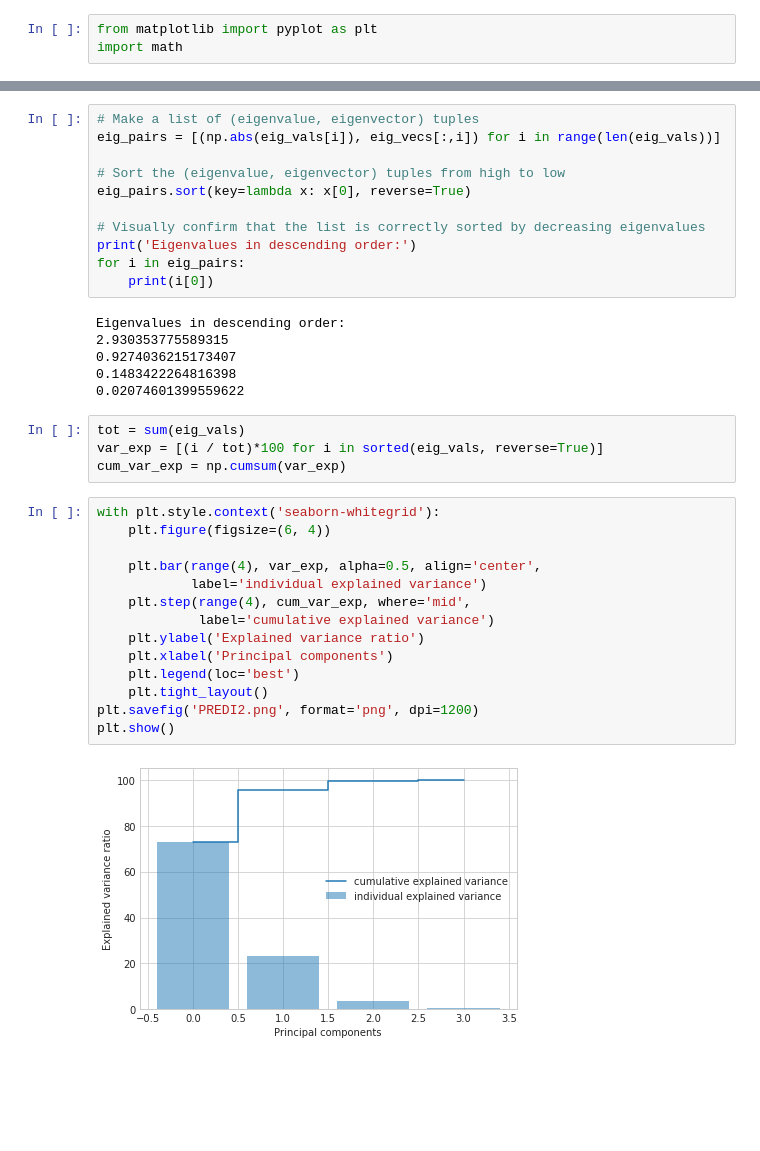
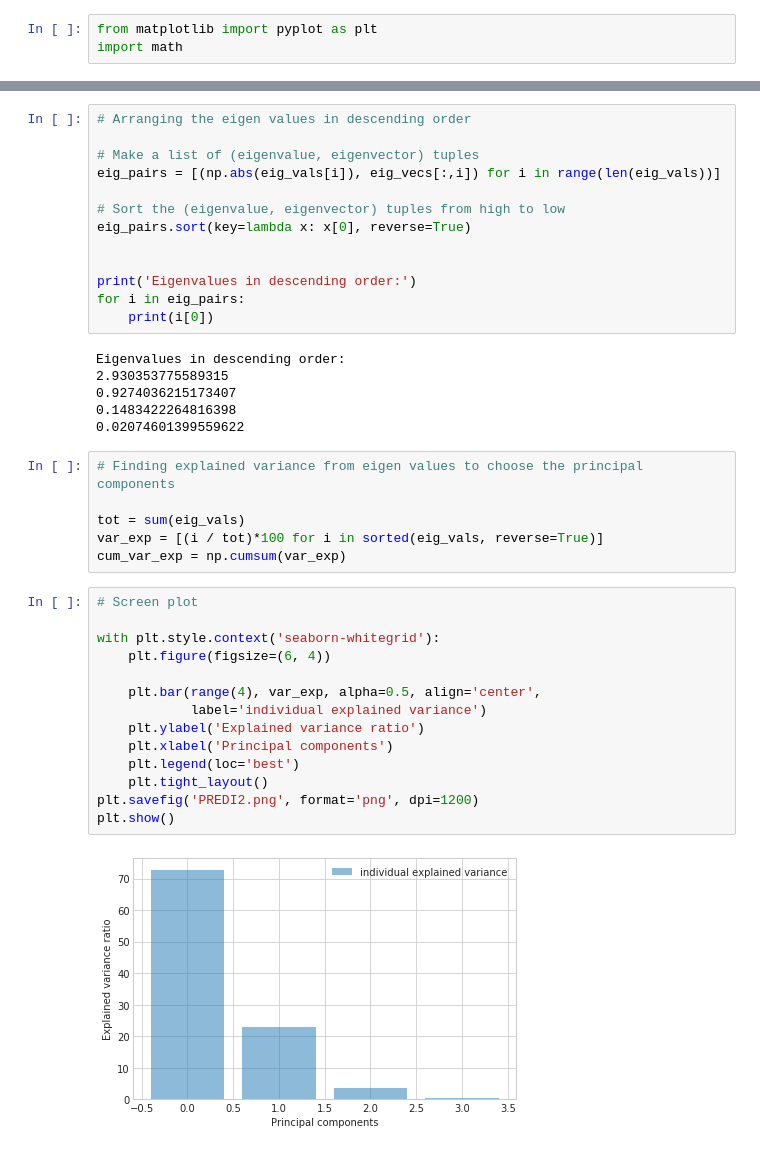
Before and after one commit to JustAyush/PCA, a Jupyter notebook: PCA_implementation.ipynb, the cells around one changed output, grey strips where cells are left out. Drawn from its saved outputs; the diff is of its cells as text; blank space fills up the shorter version.

```diff
--- a/PCA_implementation.ipynb
+++ b/PCA_implementation.ipynb
@@ -49,13 +60,15 @@ Eigenvectors
 Eigenvalues
 [2.93035378 0.92740362 0.14834223 0.02074601]
 # %%
+# Arranging the eigen values in descending order
+
 # Make a list of (eigenvalue, eigenvector) tuples
 eig_pairs = [(np.abs(eig_vals[i]), eig_vecs[:,i]) for i in range(len(eig_vals))]
 
 # Sort the (eigenvalue, eigenvector) tuples from high to low
 eig_pairs.sort(key=lambda x: x[0], reverse=True)
 
-# Visually confirm that the list is correctly sorted by decreasing eigenvalues
+
 print('Eigenvalues in descending order:')
 for i in eig_pairs:
     print(i[0])
@@ -66,23 +79,25 @@ Eigenvalues in descending order:
 0.1483422264816398
 0.02074601399559622
 # %%
+# Finding explained variance from eigen values to choose the principal components
+
 tot = sum(eig_vals)
 var_exp = [(i / tot)*100 for i in sorted(eig_vals, reverse=True)]
 cum_var_exp = np.cumsum(var_exp)
 # %%
+# Screen plot
+
 with plt.style.context('seaborn-whitegrid'):
     plt.figure(figsize=(6, 4))
 
     plt.bar(range(4), var_exp, alpha=0.5, align='center',
             label='individual explained variance')
-    plt.step(range(4), cum_var_exp, where='mid',
-             label='cumulative explained variance')
     plt.ylabel('Explained variance ratio')
     plt.xlabel('Principal components')
     plt.legend(loc='best')
     plt.tight_layout()
 plt.savefig('PREDI2.png', format='png', dpi=1200)
 plt.show()
 # %% [output]
-[figure, old version]
+[figure, new version]
 # %%
```
Also changed, not shown: parts of 10 cells of this notebook.
